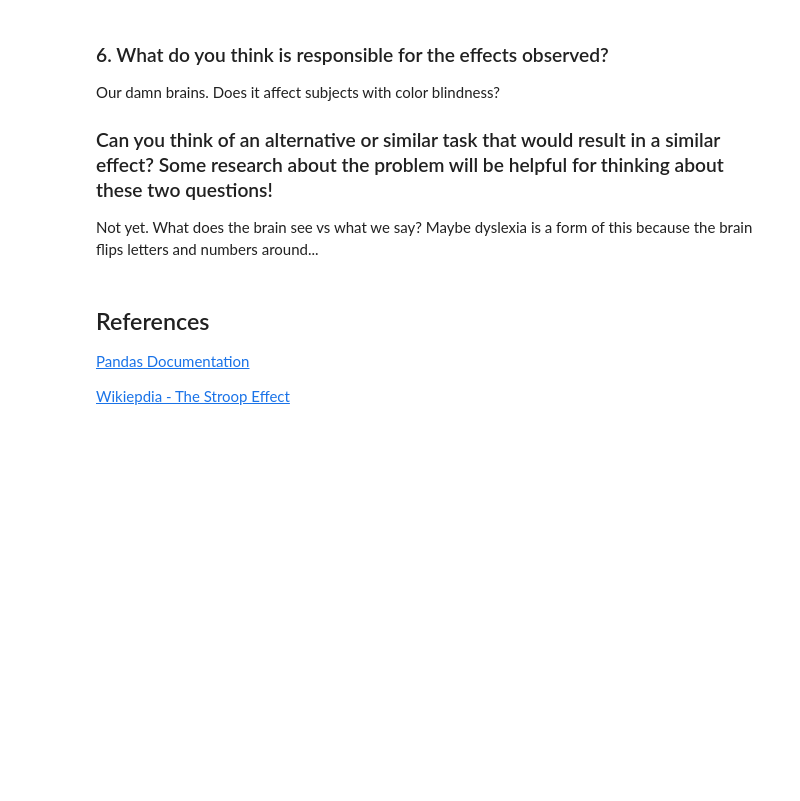
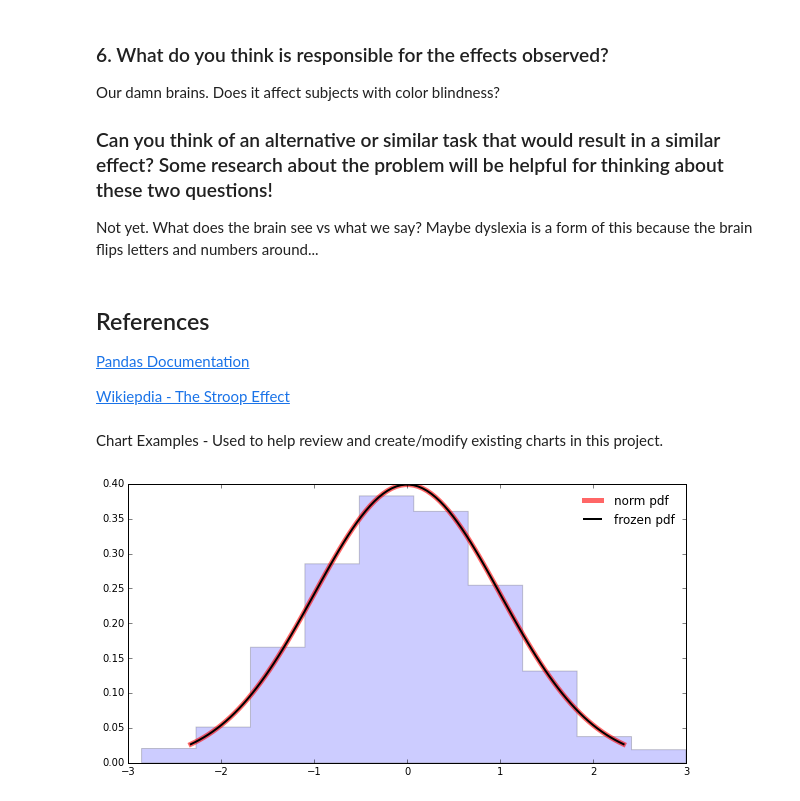
Before and after one commit to craignicholson/P1, a Jupyter notebook: Data_Analyst_ND_ProjectP1.ipynb, the cells around one changed output. Drawn from its saved outputs; the diff is of its cells as text; code cells hidden in the pictures; blank space fills up the shorter version.

```diff
--- a/Data_Analyst_ND_ProjectP1.ipynb
+++ b/Data_Analyst_ND_ProjectP1.ipynb
@@ -333,3 +374,27 @@ Not yet.   What does the brain see vs what we say?   Maybe dyslexia is a form of
 [Pandas Documentation](http://pandas.pydata.org/pandas-docs/version/0.15.0/visualization.html)
 
 [Wikiepdia - The Stroop Effect](https://en.wikipedia.org/wiki/Stroop_effect)
+# %% [markdown]
+Chart Examples - Used to help review and create/modify existing charts in this project.
+# %%
+# http://docs.scipy.org/doc/scipy/reference/generated/scipy.stats.norm.html
+# Example of another normalized curve using pdf
+fig, ax = plt.subplots(1, 1)
+
+mean, var, skew, kurt = stats.norm.stats(moments='mvsk')
+
+x = np.linspace(stats.norm.ppf(0.01),stats.norm.ppf(0.99), 100)
+ax.plot(x, stats.norm.pdf(x),'r-', lw=5, alpha=0.6, label='norm pdf')
+
+rv = stats.norm()
+ax.plot(x, rv.pdf(x), 'k-', lw=2, label='frozen pdf')
+
+
+vals = stats.norm.ppf([0.001, 0.5, 0.999])
+np.allclose([0.001, 0.5, 0.999], stats.norm.cdf(vals))
+r = stats.norm.rvs(size=1000)
+ax.hist(r, normed=True, histtype='stepfilled', alpha=0.2)
+ax.legend(loc='best', frameon=False)
+plt.show()
+# %% [output]
+[figure, added]
```
Also changed, not shown: parts of 15 cells of this notebook.
